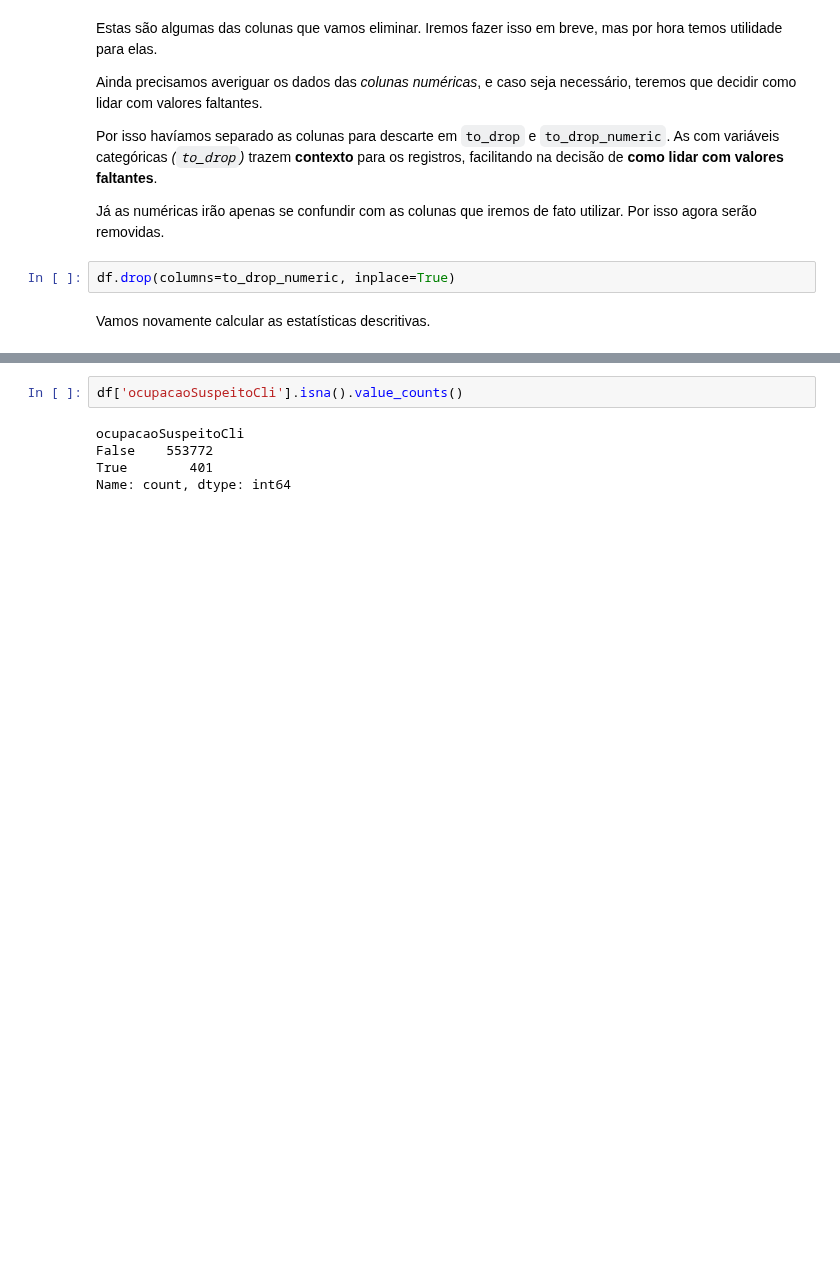
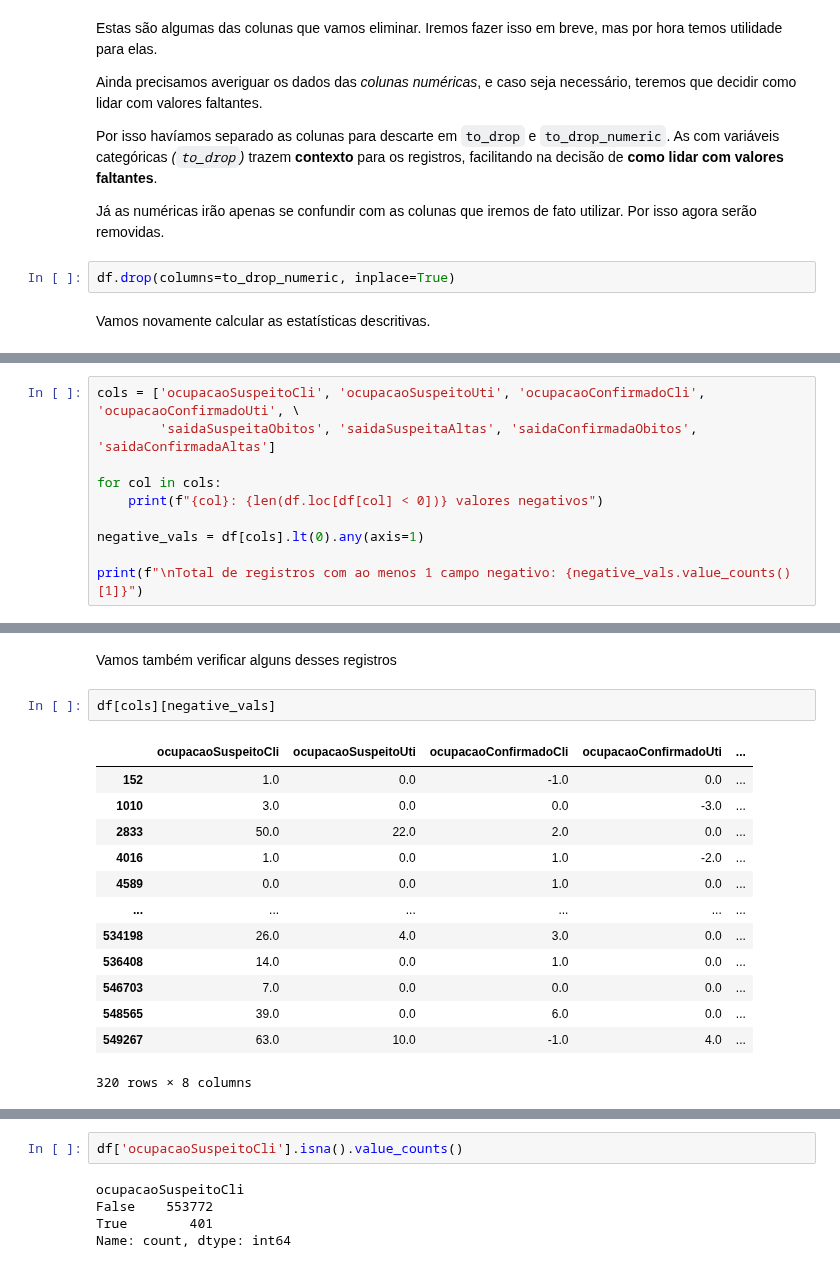
Before and after one commit to lucascorumba/study-projects, a Jupyter notebook: covid-hospital/analysis.ipynb, the cells around one changed output, grey strips where cells are left out. Saved outputs shown, nothing was run; the diff lists cells and outputs as text; blank space fills up the shorter version.

```diff
--- a/covid-hospital/analysis.ipynb
+++ b/covid-hospital/analysis.ipynb
@@ -381,0 +504,10 @@ df.describe()
+# %%
+cols = ['ocupacaoSuspeitoCli', 'ocupacaoSuspeitoUti', 'ocupacaoConfirmadoCli', 'ocupacaoConfirmadoUti', \
+        'saidaSuspeitaObitos', 'saidaSuspeitaAltas', 'saidaConfirmadaObitos', 'saidaConfirmadaAltas']
+
+for col in cols:
+    print(f"{col}: {len(df.loc[df[col] < 0])} valores negativos")
+
+negative_vals = df[cols].lt(0).any(axis=1)
+
+print(f"\nTotal de registros com ao menos 1 campo negativo: {negative_vals.value_counts()[1]}")
@@ -381,0 +525,18 @@ df.describe()
+# %% [markdown]
+Vamos também verificar alguns desses registros
+# %%
+df[cols][negative_vals]
+# %% [output]
+|  | ocupacaoSuspeitoCli | ocupacaoSuspeitoUti | ocupacaoConfirmadoCli | ocupacaoConfirmadoUti | ... |
+| 152 | 1.0 | 0.0 | -1.0 | 0.0 | ... |
+| 1010 | 3.0 | 0.0 | 0.0 | -3.0 | ... |
+| 2833 | 50.0 | 22.0 | 2.0 | 0.0 | ... |
+| 4016 | 1.0 | 0.0 | 1.0 | -2.0 | ... |
+| 4589 | 0.0 | 0.0 | 1.0 | 0.0 | ... |
+| ... | ... | ... | ... | ... | ... |
+| 534198 | 26.0 | 4.0 | 3.0 | 0.0 | ... |
+| 536408 | 14.0 | 0.0 | 1.0 | 0.0 | ... |
+| 546703 | 7.0 | 0.0 | 0.0 | 0.0 | ... |
+| 548565 | 39.0 | 0.0 | 6.0 | 0.0 | ... |
+| 549267 | 63.0 | 10.0 | -1.0 | 4.0 | ... |
+320 rows × 8 columns
```
Also changed, not shown: parts of 27 cells of this notebook.
